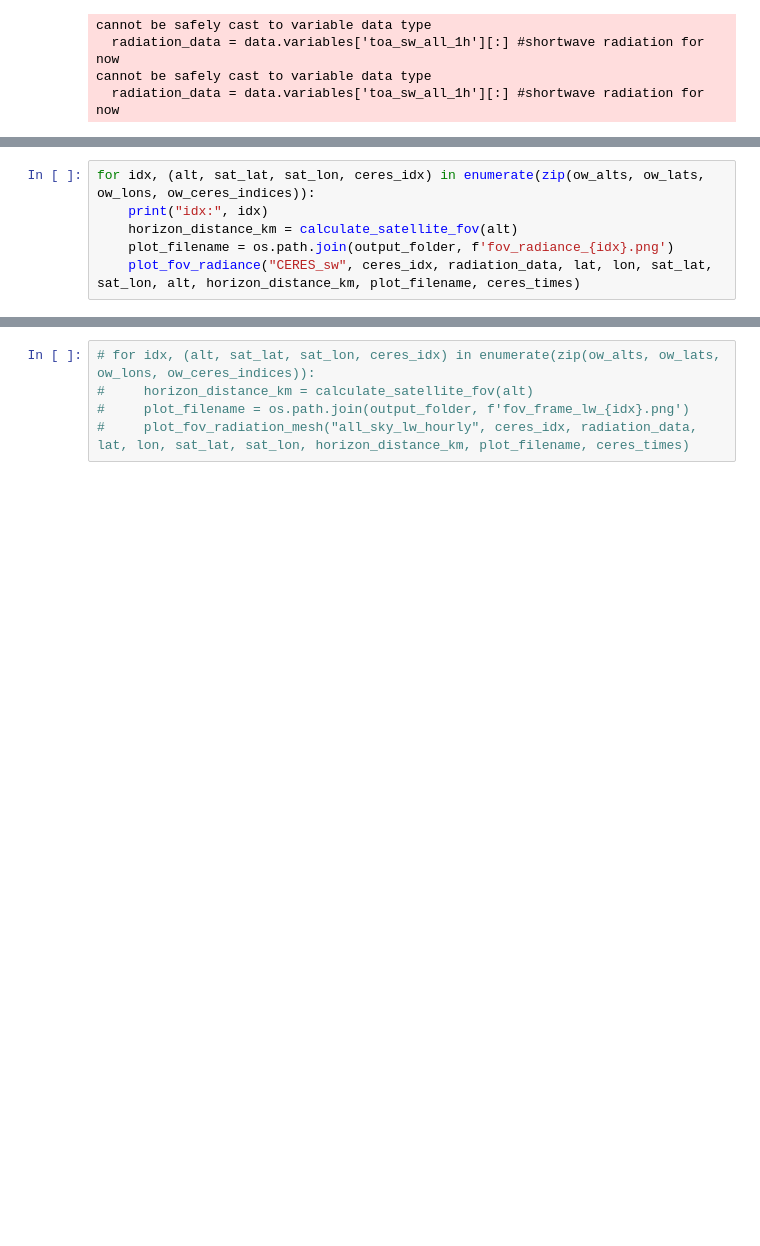
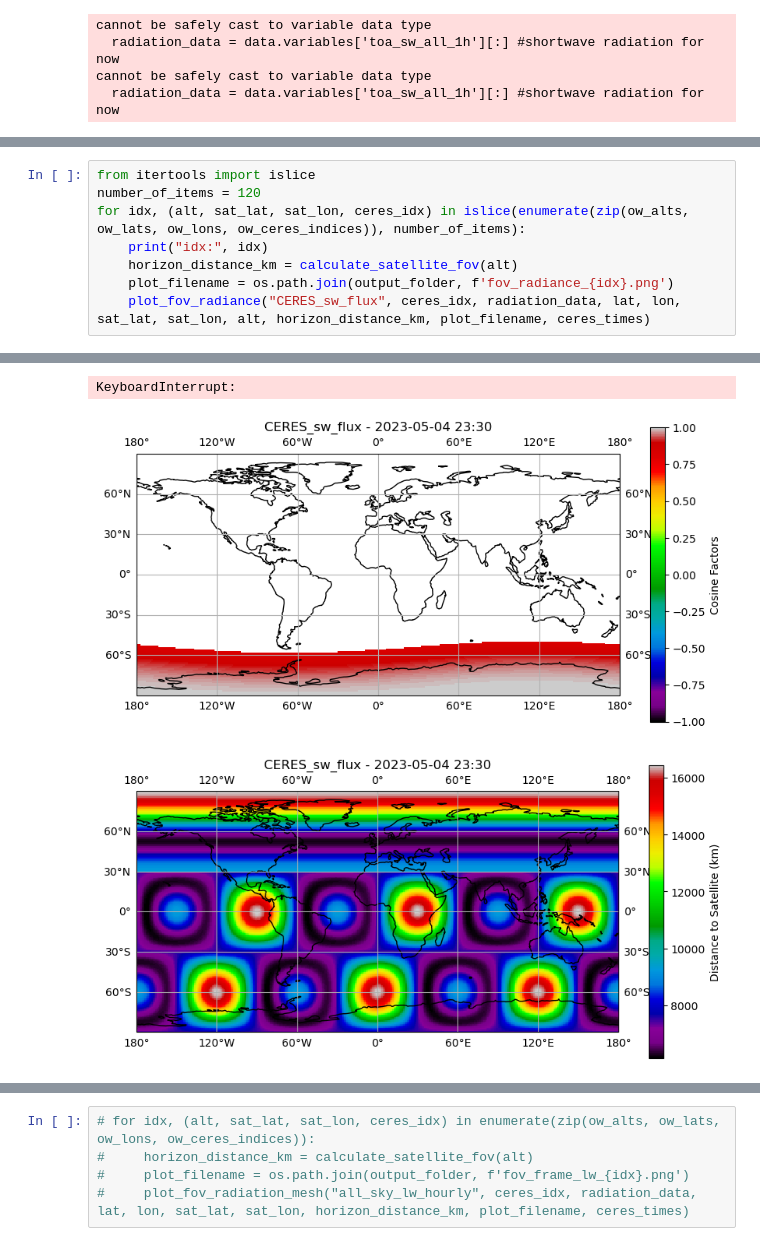
Before and after one commit to CharlesPlusC/ERP_tools, a Jupyter notebook: CERES_extract.ipynb, the cells around one changed output, grey strips where cells are left out. Saved outputs shown, nothing was run; the diff lists cells and outputs as text; blank space fills up the shorter version.

Commit message:
something wrong with the pixel to satellite distance calculation i think

```diff
--- a/CERES_extract.ipynb
+++ b/CERES_extract.ipynb
@@ -902,10 +950,12 @@ def plot_fov_radiance(variable_name, time_index, radiation_data, lat, lon, sat_l
     plt.savefig(output_path)
     plt.close(fig)
 # %%
-for idx, (alt, sat_lat, sat_lon, ceres_idx) in enumerate(zip(ow_alts, ow_lats, ow_lons, ow_ceres_indices)):
+from itertools import islice
+number_of_items = 120
+for idx, (alt, sat_lat, sat_lon, ceres_idx) in islice(enumerate(zip(ow_alts, ow_lats, ow_lons, ow_ceres_indices)), number_of_items):
     print("idx:", idx)
     horizon_distance_km = calculate_satellite_fov(alt)
     plot_filename = os.path.join(output_folder, f'fov_radiance_{idx}.png')
-    plot_fov_radiance("CERES_sw", ceres_idx, radiation_data, lat, lon, sat_lat, sat_lon, alt, horizon_distance_km, plot_filename, ceres_times)
+    plot_fov_radiance("CERES_sw_flux", ceres_idx, radiation_data, lat, lon, sat_lat, sat_lon, alt, horizon_distance_km, plot_filename, ceres_times)
 # %% [output]
 idx: 0
@@ -913,0 +978,3 @@ idx: 1
+KeyboardInterrupt:
+[figure, added]
+[figure, added]
```
Also changed, not shown: parts of 3 cells of this notebook, 1 other file.
